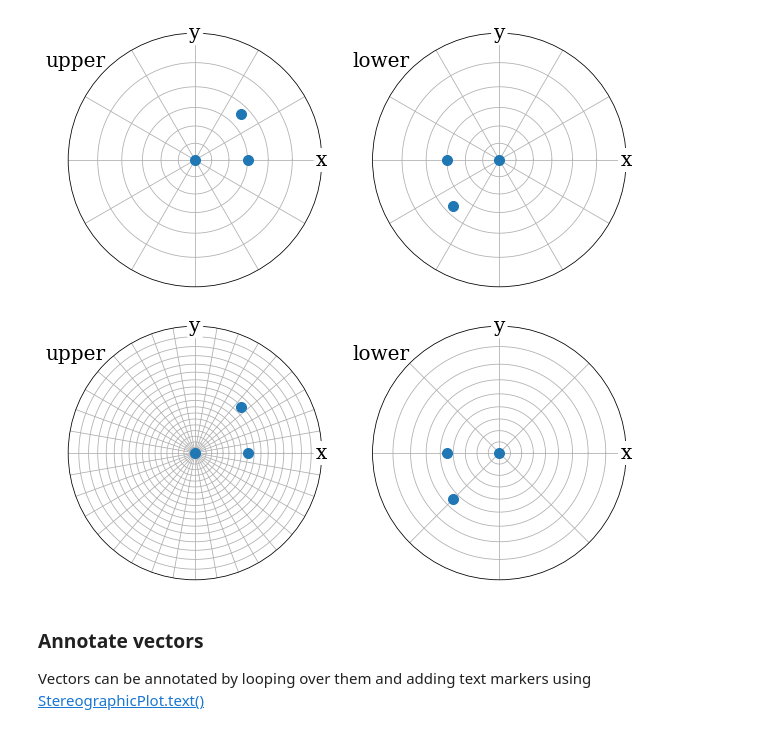
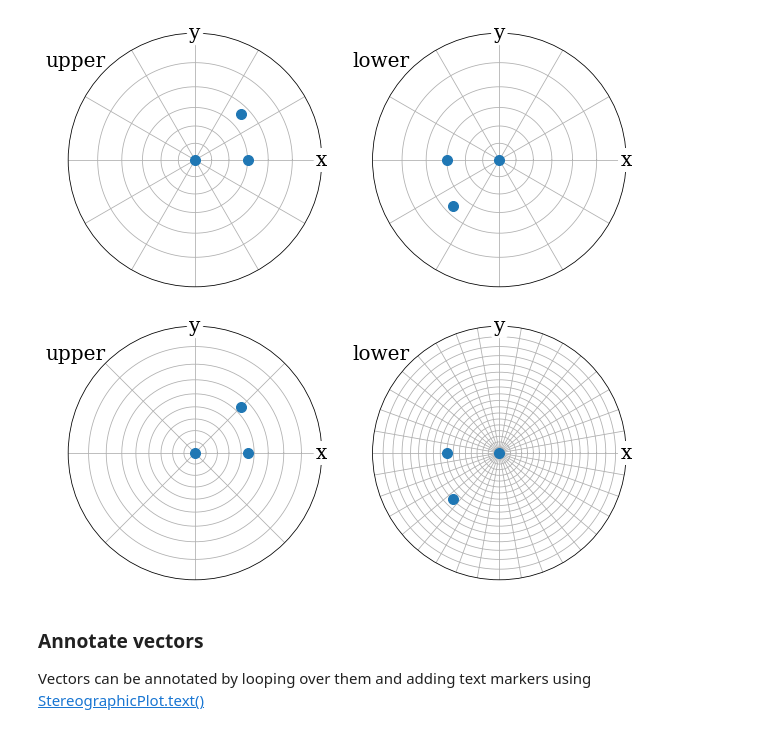
Before and after one commit to pyxem/orix, a Jupyter notebook: doc/stereographic_projection2.ipynb, the cells around one changed output. Drawn from its saved outputs; the diff is of its cells as text; code cells hidden in the pictures.

```diff
--- a/doc/stereographic_projection2.ipynb
+++ b/doc/stereographic_projection2.ipynb
@@ -87,10 +87,10 @@ v3.scatter(hemisphere="both", grid_resolution=(15, 30))
 # %%
 v3.scatter(hemisphere="both")
 ax0, ax1 = v3.figure.axes
-ax0.polar_grid(5)
-ax1.azimuth_grid(45)
+ax0.azimuth_grid(45)
+ax1.polar_grid(5)
 # %% [output]
-[figure, old version]
+[figure, new version]
 # %% [markdown]
 ### Annotate vectors
 
```
Also changed, not shown: parts of 5 cells of this notebook, 2 other files.
